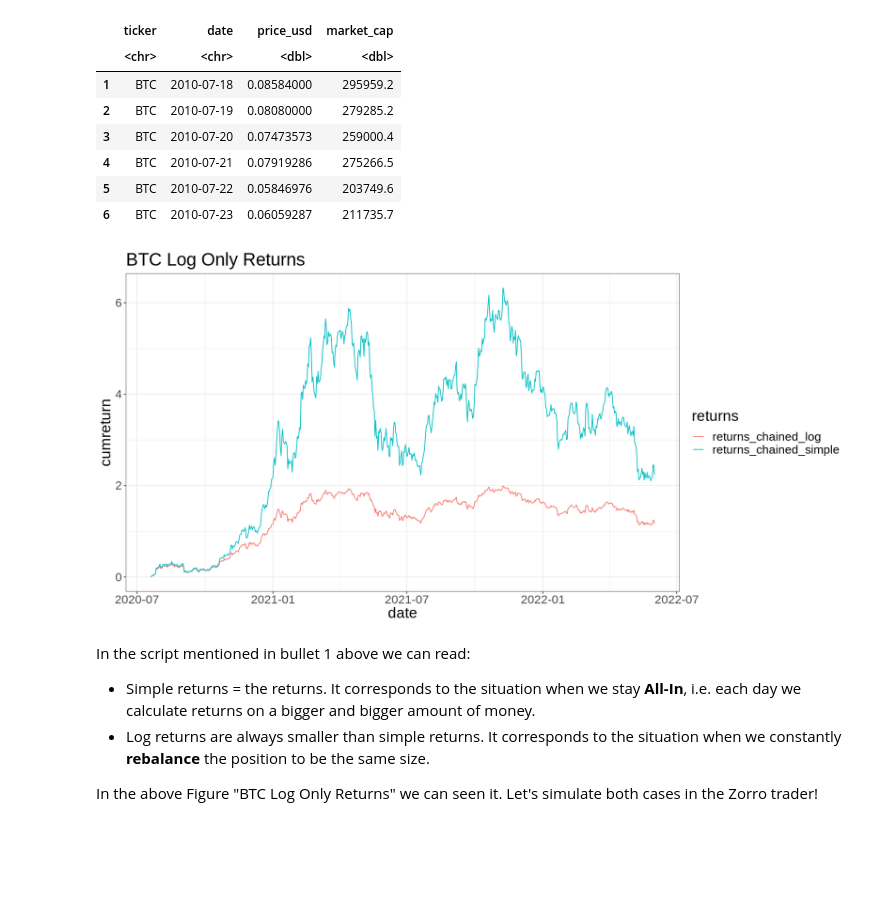
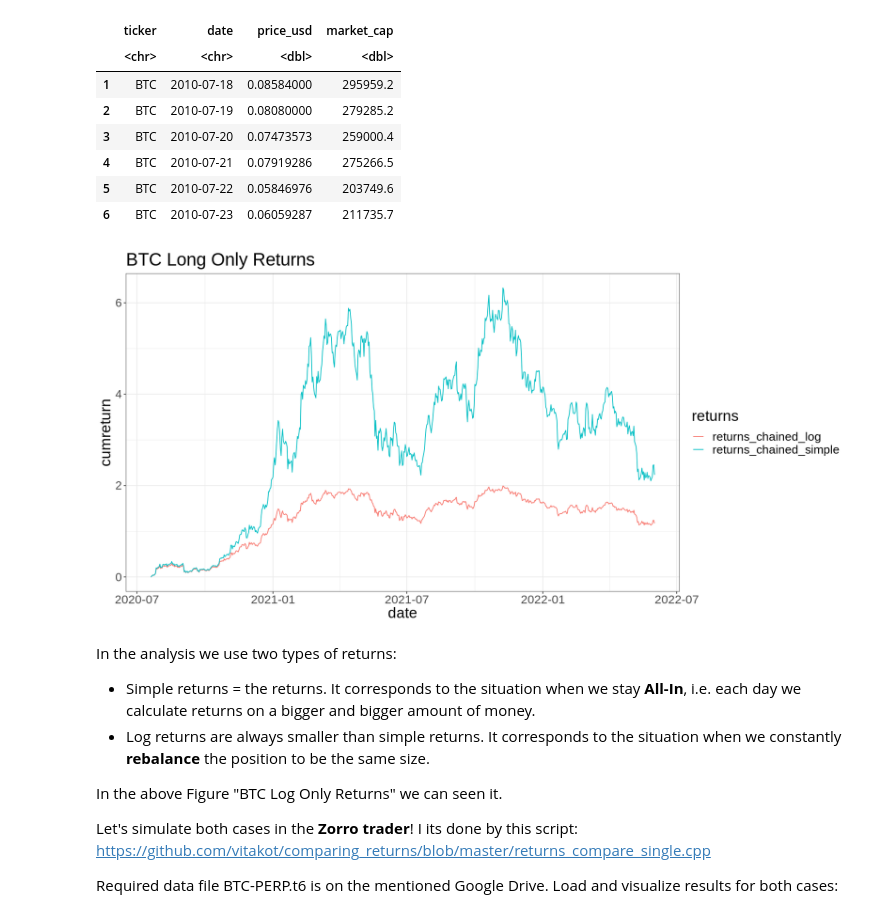
Before and after one commit to vitakot/comparing_returns, a Jupyter notebook: R_vs_Zorro_Returns.ipynb, the cells around one changed output. Drawn from its saved outputs; the diff is of its cells as text; code cells hidden in the pictures; blank space fills up the shorter version.

```diff
--- a/R_vs_Zorro_Returns.ipynb
+++ b/R_vs_Zorro_Returns.ipynb
@@ -64,31 +61,35 @@ A data.frame: 6 × 4
 # %%
 # copmute log and simple returns
 returns <- prices %>%
   mutate(
     returns_log = log(price_usd / lag(price_usd)),
     returns_simple = (price_usd / lag(price_usd) - 1),
   ) %>%
   na.omit()
 
 # copmute cumulative returns
 returns <- returns %>%
   mutate(
     returns_chained_log  = cumsum(returns_log),
     returns_chained_simple = cumprod( 1 + (returns_simple)) - 1,
     )
 
 returns %>%
 pivot_longer(starts_with('returns_chained'), names_to = 'returns', values_to = 'cumreturn') %>%
 ggplot(aes(x=date, y=cumreturn, color = returns)) +
 geom_line() +
-ggtitle('BTC Log Only Returns')
+ggtitle('BTC Long Only Returns')
 # %% [output]
-[figure, old version]
+[figure, new version]
 # %% [markdown]
-In the script mentioned in bullet 1 above we can read:
+In the analysis we use two types of returns:
 
 * Simple returns = the returns. It corresponds to the situation when we stay **All-In**, i.e. each day we calculate returns on a bigger and bigger amount of money.
 * Log returns are always smaller than simple returns. It corresponds to the situation when we constantly **rebalance** the position to be the same size.
 
 
-In the above Figure "BTC Log Only Returns" we can seen it. Let's simulate both cases in the Zorro trader!
+In the above Figure "BTC Log Only Returns" we can seen it.
+
+Let's simulate both cases in the **Zorro trader**! I its done by this script: https://github.com/vitakot/comparing_returns/blob/master/returns_compare_single.cpp
+
+Required data file BTC-PERP.t6 is on the mentioned Google Drive. Load and visualize results for both cases:
```
Also changed, not shown: parts of 5 cells of this notebook.
